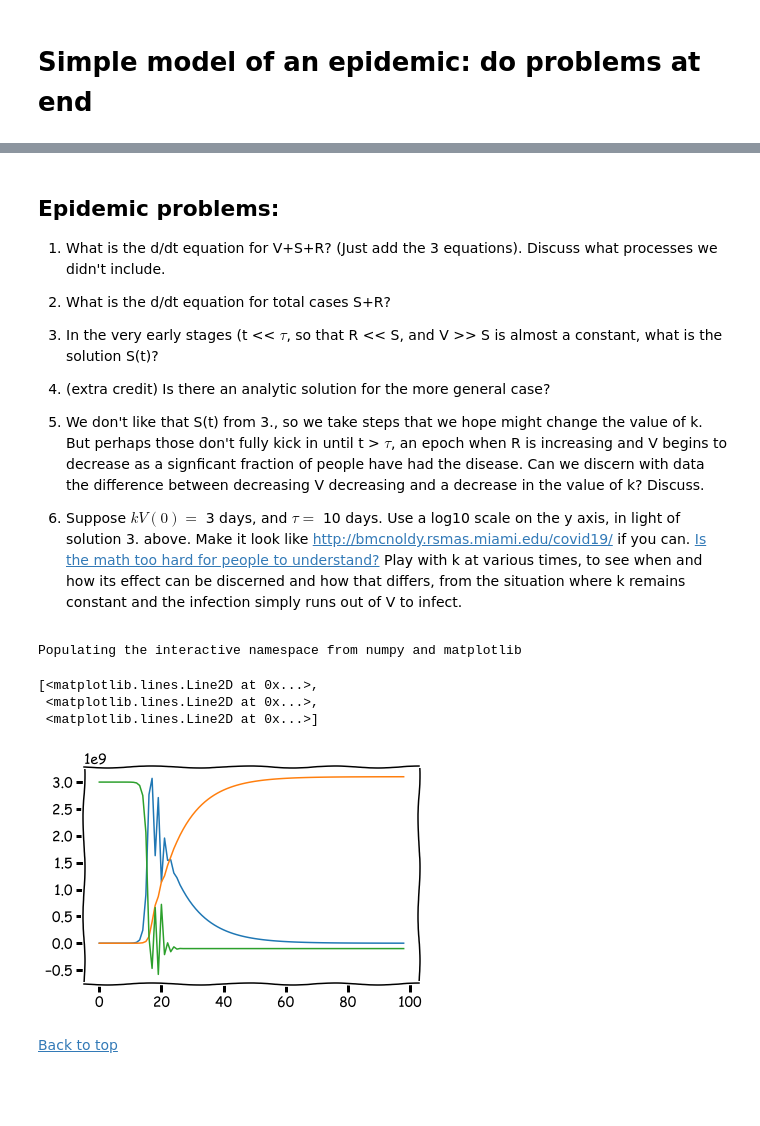
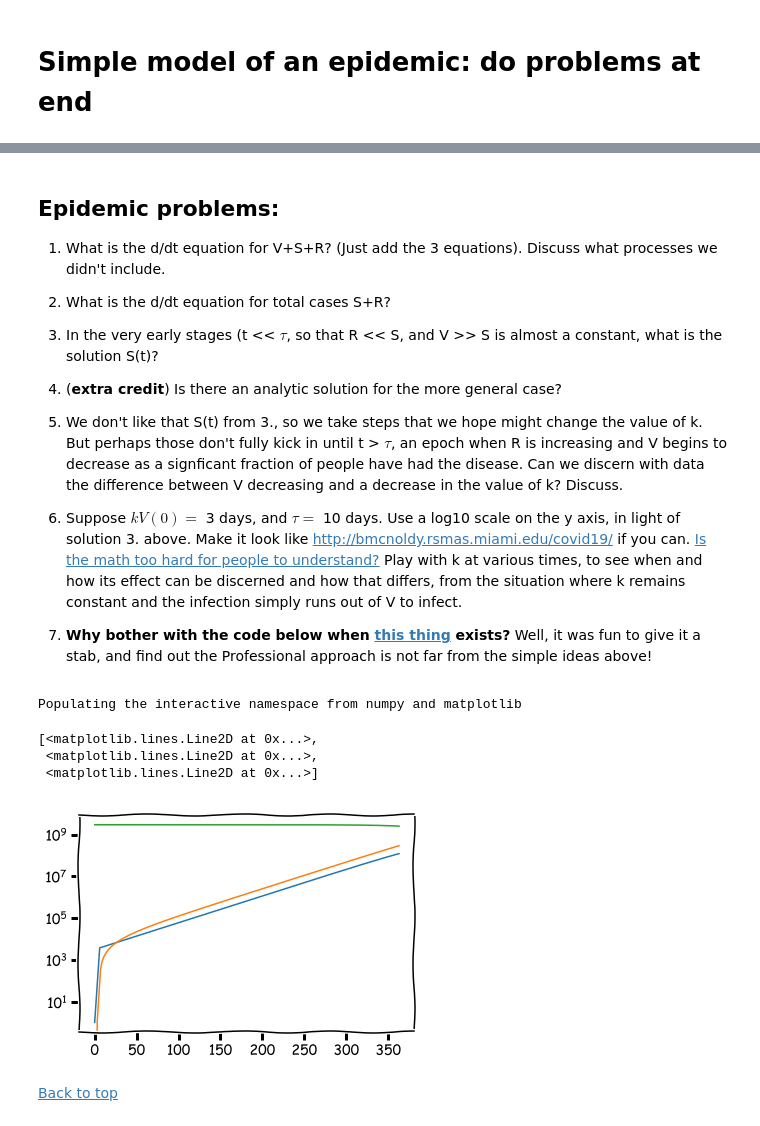
Before and after one commit to sisams/MPO624-2020, a Jupyter notebook: Course_Modules_Topics_Notebooks/2020 students modeling assignment/Simplemodels_COVID_and_student_projects.ipynb, the cells around one changed output, grey strips where cells are left out. Cells and saved outputs as stored; diff of their text form; code cells hidden in the pictures; blank space fills up the shorter version.

```diff
--- a/Course_Modules_Topics_Notebooks/2020 students modeling assignment/Simplemodels_COVID_and_student_projects.ipynb
+++ b/Course_Modules_Topics_Notebooks/2020 students modeling assignment/Simplemodels_COVID_and_student_projects.ipynb
@@ -59,12 +59,17 @@ $dR/dt_{infection} = - S / \tau$
 
 1. In the very early stages (t << $\tau$, so that R << S, and V >> S is almost a constant, what is the solution S(t)?
 
-1. (extra credit) Is there an analytic solution for the more general case?
+1. (**extra credit**) Is there an analytic solution for the more general case?
 
-1. We don't like that S(t) from 3., so we take steps that we hope might change the value of k. But perhaps those don't fully kick in until t > $\tau$, an epoch when R is increasing and V begins to decrease as a signficant fraction of people have had the disease. Can we discern with data the difference between decreasing V decreasing and a decrease in the value of k? Discuss.
+1. We don't like that S(t) from 3., so we take steps that we hope might change the value of k. But perhaps those don't fully kick in until t > $\tau$, an epoch when R is increasing and V begins to decrease as a signficant fraction of people have had the disease. Can we discern with data the difference between V decreasing and a decrease in the value of k? Discuss.
 
 1. Suppose $kV(0) =$ 3 days, and $\tau = $ 10 days. Use a log10 scale on the y axis, in light of solution 3. above. Make it look like http://bmcnoldy.rsmas.miami.edu/covid19/ if you can. [Is the math too hard for people to understand?](https://www.forbes.com/sites/marshallshepherd/2020/03/23/is-the-math-too-hard-for-people-to-understand-covid-19-coronavirus) Play with k at various times, to see when and how its effect can be discerned and how that differs, from the situation where k remains constant and the infection simply runs out of V to infect.
+
+1. **Why bother with the code below when [this thing](https://gabgoh.github.io/COVID/index.html) exists?** Well, it was fun to give it a stab, and find out the Professional approach is not far from the simple ideas above!
 # %%
+# Poor man's epidemic calculator,
+# but just visit https://gabgoh.github.io/COVID/index.html
+
 import numpy as np
 
 # Day 1 setup. Time is discrete in days, starting at day 1 (array element 0)
@@ -74,12 +79,15 @@ S = [1.0]
 R = [0.0]
 
 # Parameters: kV(0) = 3 days
-k = 3/V[0]
-tau = 10.
+k0 = 3/V[0]
+k = k0
+tau = 15.
 
 # simple forward time stepping by one day
-for iday in np.arange(2,100):
+for iday in np.arange(2,365):
     # print('day ',iday)
+    if (iday > 7):
+        k = k0/100
     day.append([iday])
     S.append(np.floor( S[iday-2] + k*S[iday-2]*V[iday-2]) )
     R.append(np.floor( R[iday-2]                         + S[iday-2]/tau) )
@@ -87,12 +95,13 @@ for iday in np.arange(2,100):
 # %%
 # quick and dirty plotting, looks like my crude time stepping is unstable
 %pylab inline
 plt.xkcd() # whiteboard-like whimsical style
+plt.yscale('log')
 
 plot( np.transpose([S,R,V]) )
 # %% [output]
 Populating the interactive namespace from numpy and matplotlib
 [<matplotlib.lines.Line2D at 0x...>,
  <matplotlib.lines.Line2D at 0x...>,
  <matplotlib.lines.Line2D at 0x...>]
-[figure, old version]
+[figure, new version]
```
Also changed, not shown: parts of 13 cells of this notebook.
